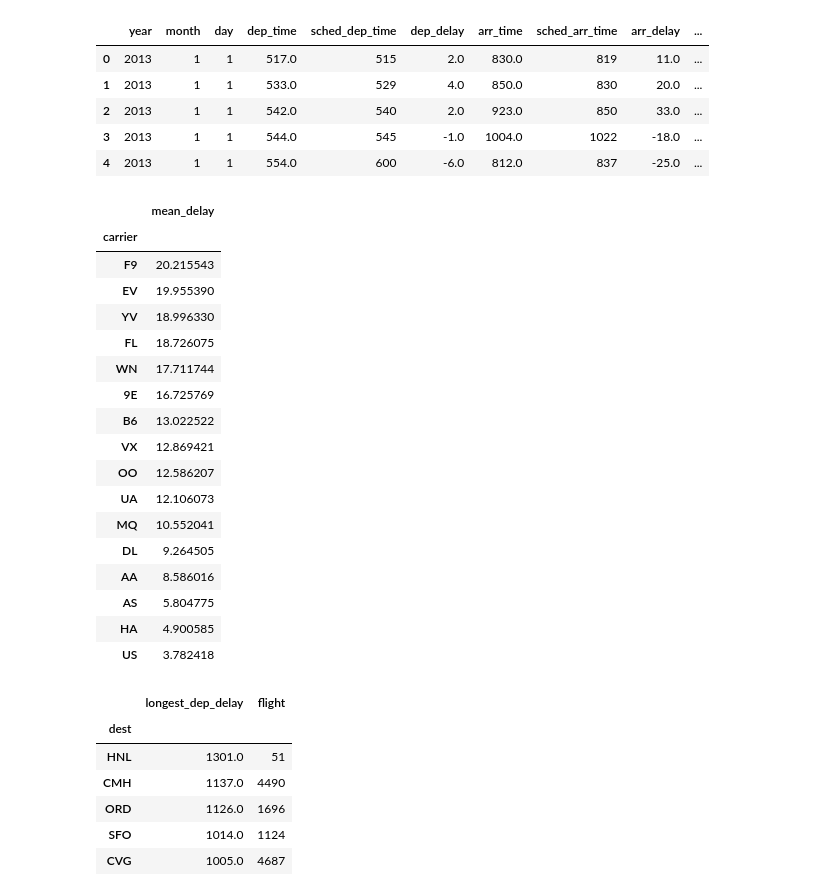
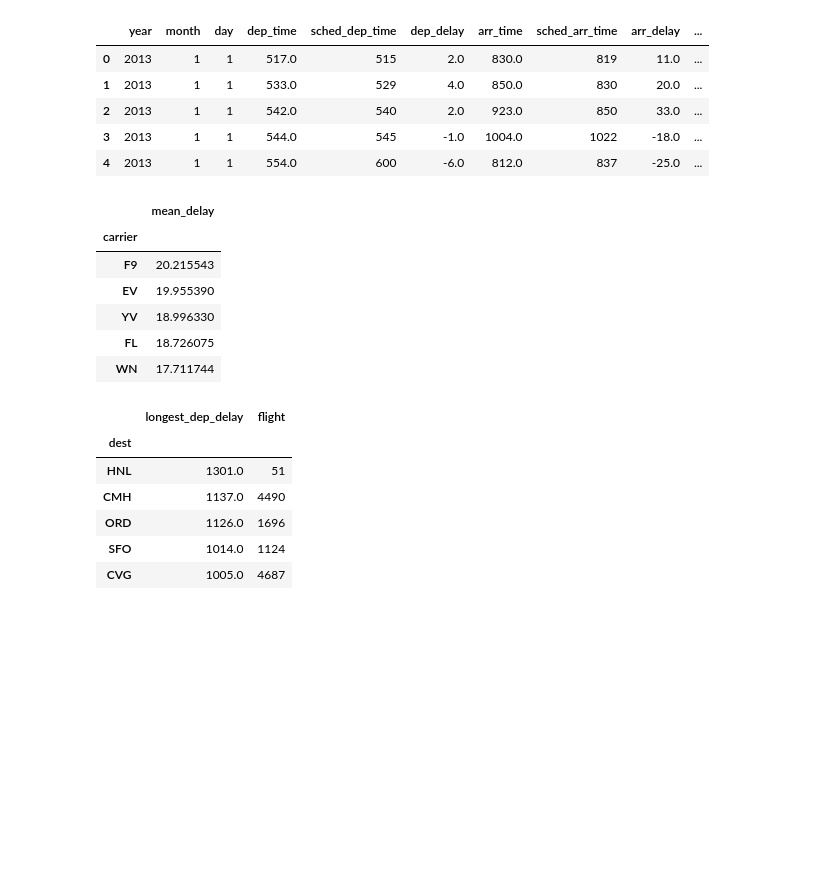
Before and after one commit to jivanb7/edaprojects, a Jupyter notebook: notes/notebook_3_tidy_data_and_other_manipulations.ipynb, the cells around one changed output. Saved outputs shown, nothing was run; the diff lists cells and outputs as text; code cells hidden in the pictures; blank space fills up the shorter version.

```diff
--- a/notes/notebook_3_tidy_data_and_other_manipulations.ipynb
+++ b/notes/notebook_3_tidy_data_and_other_manipulations.ipynb
@@ -469,27 +469,16 @@ flights.head()
 # %%
 # WHICH CARRIER HAS THE WORST DELAYS : F9 CARRIER
 
 mean1 = flights.groupby(['carrier']).agg(mean_delay=("dep_delay", "mean"))
-mean1.sort_values('mean_delay', ascending=False)
+mean1.sort_values('mean_delay', ascending=False).head()
 # %% [output]
 |  | mean_delay |
 | carrier |  |
 | F9 | 20.215543 |
 | EV | 19.955390 |
 | YV | 18.996330 |
 | FL | 18.726075 |
 | WN | 17.711744 |
-| 9E | 16.725769 |
-| B6 | 13.022522 |
-| VX | 12.869421 |
-| OO | 12.586207 |
-| UA | 12.106073 |
-| MQ | 10.552041 |
-| DL | 9.264505 |
-| AA | 8.586016 |
-| AS | 5.804775 |
-| HA | 4.900585 |
-| US | 3.782418 |
 # %%
 # FIND THE MOST DELAYED FLIGHT TO EACH DESTINATION : HNL 51
 
```
Also changed, not shown: 9 other files.
